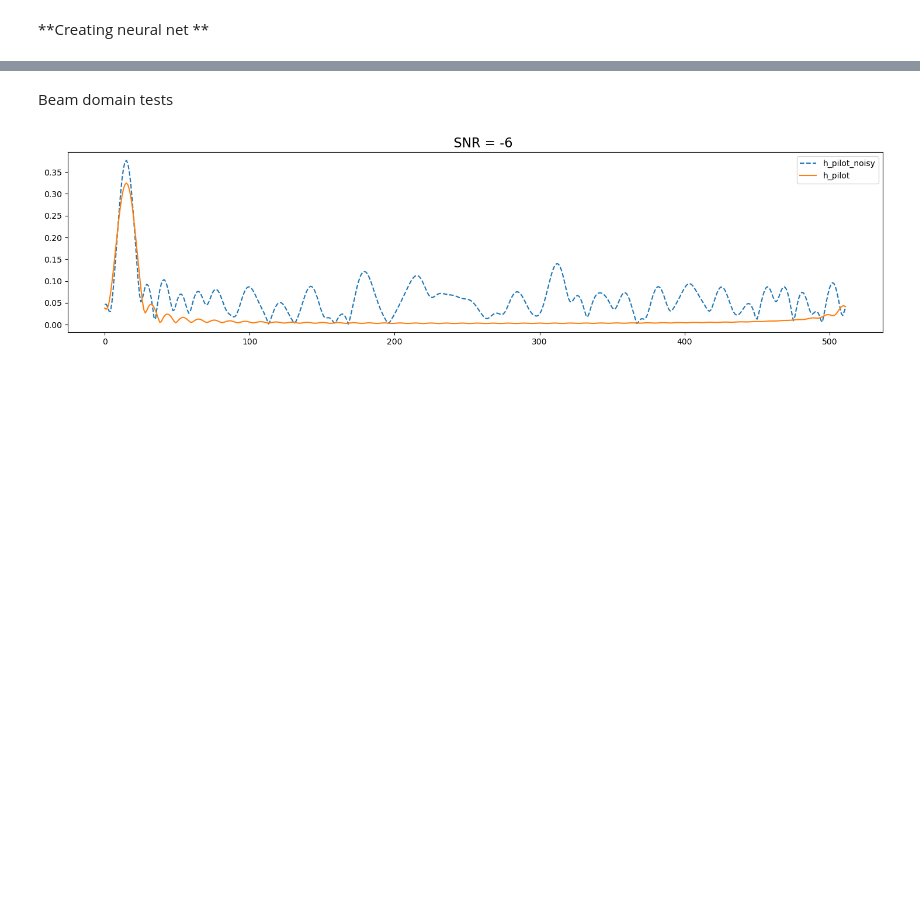
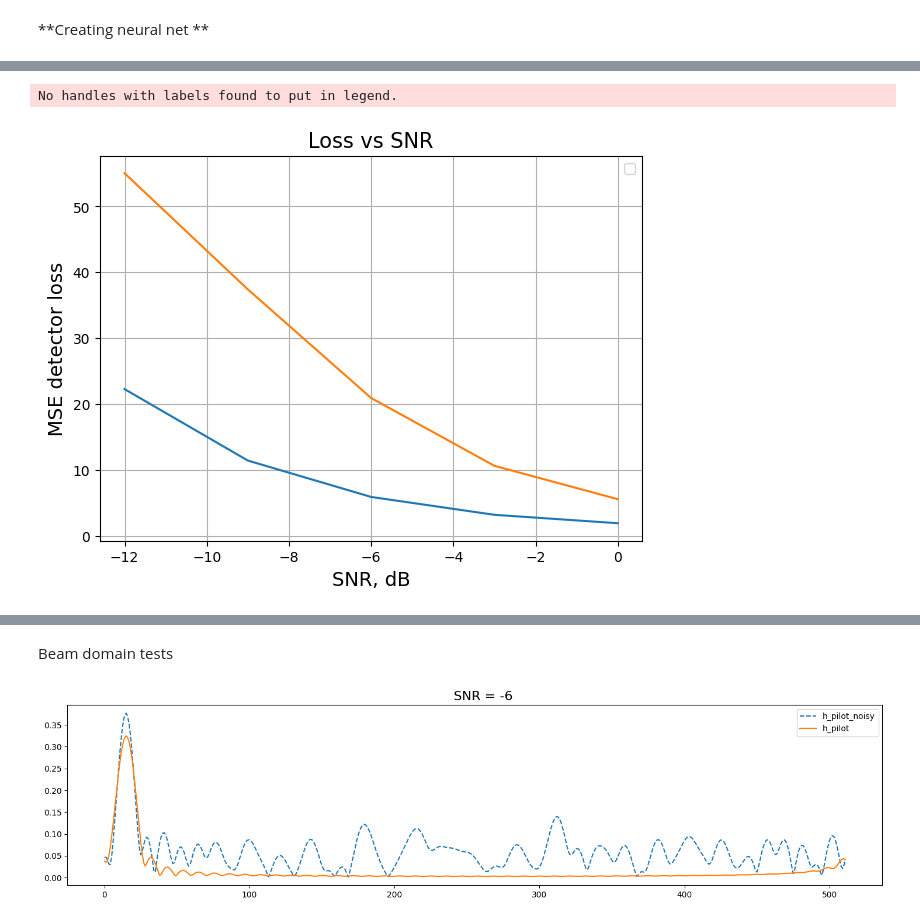
Before and after one commit to Albly/ML_for_channel_estimation, a Jupyter notebook: main.ipynb, the cells around one changed output, grey strips where cells are left out. Saved outputs shown, nothing was run; the diff lists cells and outputs as text; code cells hidden in the pictures; blank space fills up the shorter version.

```diff
--- a/main.ipynb
+++ b/main.ipynb
@@ -536,0 +572,20 @@ plt.show()
+# %%
+
+from ch_est_net.Net import Net
+from ch_est_net.criterion import MSE_detector_loss
+from ch_est_net.Trainer import Trainer
+
+scen_beam = Scenario(SNR=0, seed=0,  RB_num = 4, index=1, beam_transform = 0, N_ports = 16,
+                    N_TTI=1, UE_indx=0, UE_number=1, N_seeds=4, N_scenarios=140, RB_size=12, N_pilot=2, Nrx=16,
+                    upsample_factor=1, Nfft=512, N_shift=10, N_response=448*512//2048, comb = 0)
+
+with open('config_beams.yaml') as file:
+    cfg_beam = yaml.load(file, Loader=yaml.FullLoader)
+cfg_beam = Namespace(**dict(cfg_beam))
+
+beam_net = Net(cfg_beam)
+beam_optimizer = torch.optim.Adam(beam_net.parameters() , lr = 1.0e-2 )
+beam_criterion = MSE_detector_loss
+beam_trainer = Trainer(beam_net, cfg_beam, beam_optimizer, beam_criterion)
+beam_trainer.train_with_scenary(beam_u, noisy_beam_data, data_noise_power, scen_beam)
+#Training in beam domain
@@ -643,4 +713,20 @@ def preds(NET = net, ml = ml_default,
             loss.append(loss_current)
 
     return loss, losses
+# %%
+# Вызов функции
+SNR_range = range(-12,1,3)
+scenario_range =range(1, 140, 2)
+detector_error_net, losses = preds(NET = net,
+            inds=scenario_range,
+            scen = scen0,
+            SNR_L=SNR_range)
+
+detector_error_beam_net, losses = preds(NET = beam_net,
+            inds=scenario_range,
+            scen = scen_beam,
+            SNR_L=SNR_range)
+# %% [output]
+No handles with labels found to put in legend.
+[figure, added]
 # %%
```
Also changed, not shown: parts of 18 cells of this notebook, 3 other files.
